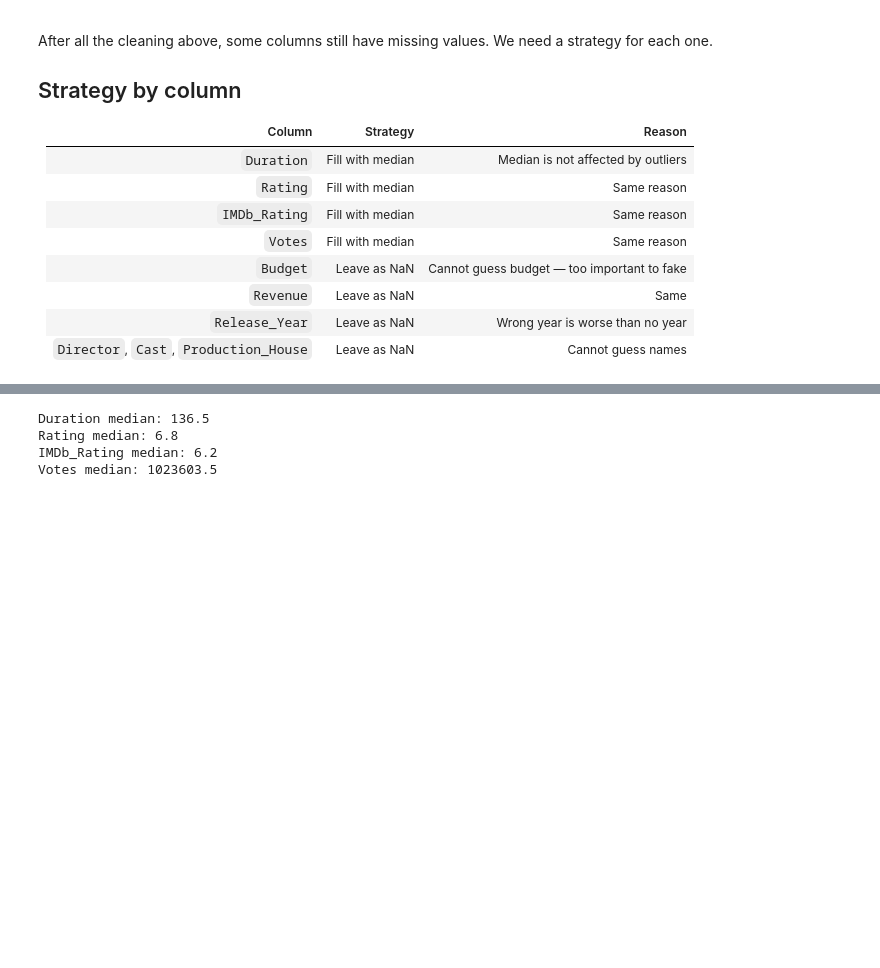
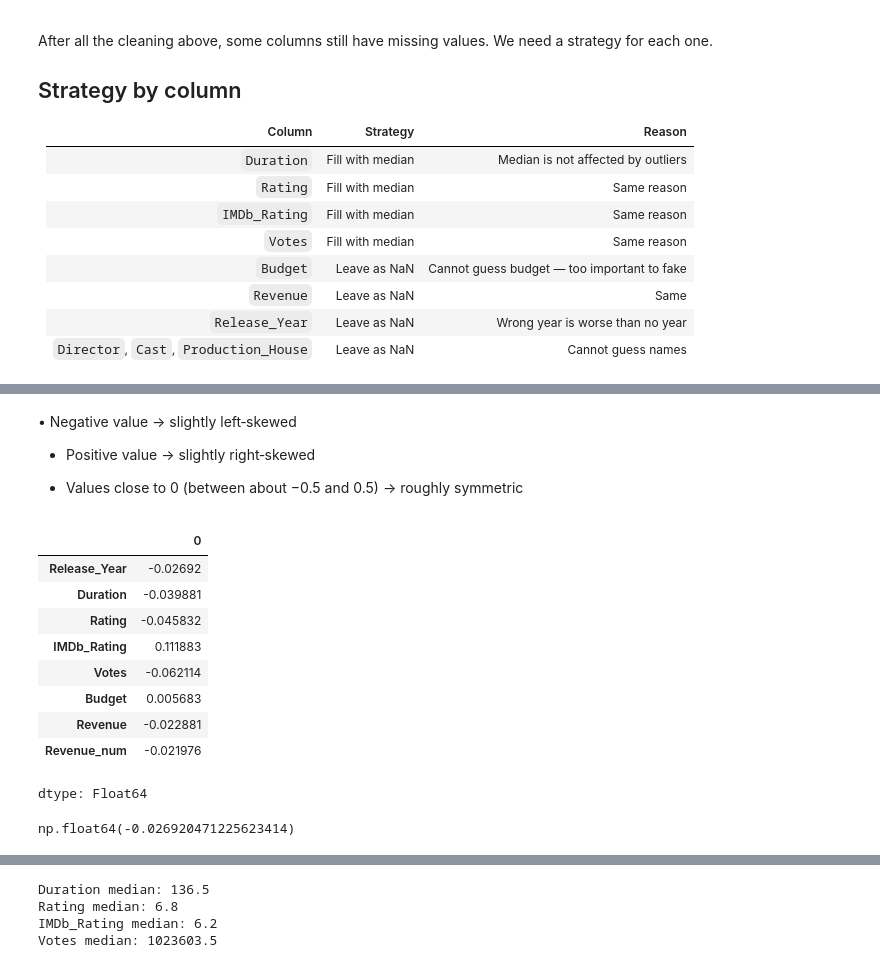
Before and after one commit to suyogy1-bot/Numpy, a Jupyter notebook: Class_notes/netflix_cleaning.ipynb, the cells around one changed output, grey strips where cells are left out. Saved outputs shown, nothing was run; the diff lists cells and outputs as text; code cells hidden in the pictures; blank space fills up the shorter version.

```diff
--- a/Class_notes/netflix_cleaning.ipynb
+++ b/Class_notes/netflix_cleaning.ipynb
@@ -1671,0 +1719,25 @@ After all the cleaning above, some columns still have missing values. We need a
+# %% [markdown]
+• Negative value → slightly left‑skewed
+
+- Positive value → slightly right‑skewed
+
+- Values close to 0 (between about −0.5 and 0.5) → roughly symmetric
+# %%
+# We only check skewness on numerical columns -> int64 and float64
+
+df.select_dtypes(['int64','float64']).skew()
+# %% [output]
+|  | 0 |
+| Release_Year | -0.02692 |
+| Duration | -0.039881 |
+| Rating | -0.045832 |
+| IMDb_Rating | 0.111883 |
+| Votes | -0.062114 |
+| Budget | 0.005683 |
+| Revenue | -0.022881 |
+| Revenue_num | -0.021976 |
+dtype: Float64
+# %%
+df['Release_Year'].skew()
+# %% [output]
+np.float64(-0.026920471225623414)
```
Also changed, not shown: parts of 7 cells of this notebook.
